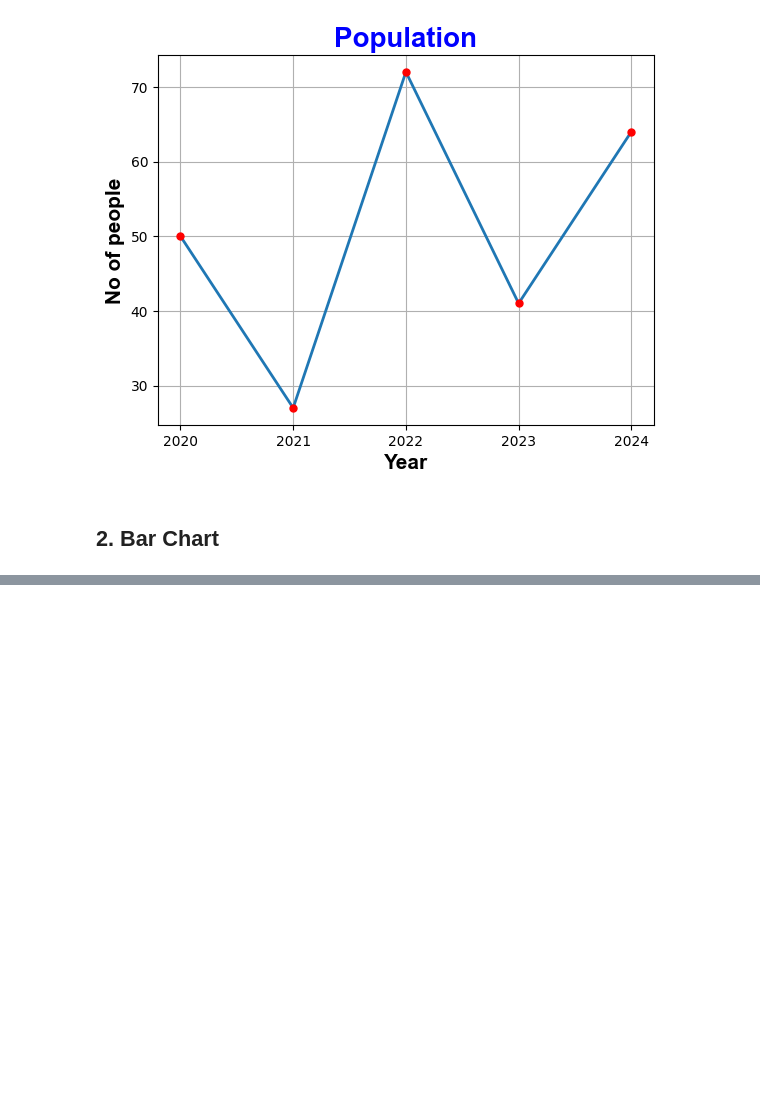
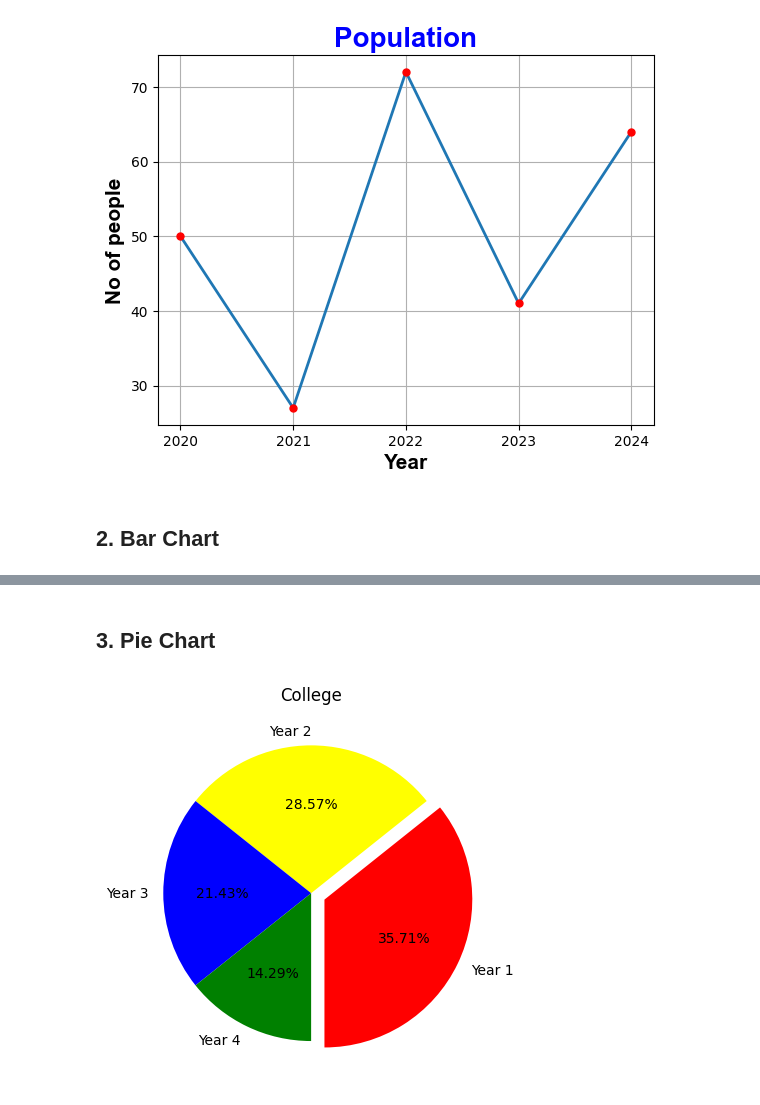
Before and after one commit to VRYeshwanth/AI-ML-Journey, a Jupyter notebook: Matplotlib Basics/basics.ipynb, the cells around one changed output, grey strips where cells are left out. Cells and saved outputs as stored; diff of their text form; code cells hidden in the pictures; blank space fills up the shorter version.

```diff
--- a/Matplotlib Basics/basics.ipynb
+++ b/Matplotlib Basics/basics.ipynb
@@ -72,0 +73,30 @@ plt.show()
+# %% [markdown]
+## 3. Pie Chart
+# %%
+categories = ["Year 1", "Year 2", "Year 3", "Year 4"]
+values = [250, 200, 150, 100]
+
+colors = ["red", "yellow", "blue", "green"]
+
+# Parameters
+# labels = Sets the labels for all the pies
+# autopct = Can be used to display the percentage of each pie. Uses % as a format specifier
+# colors = Sets specific colors for the pies
+# explode = Displaces specific pies outward depending on the value
+# startangle = Rotates the pie chart by a specific angle
+
+plt.pie(values,
+        labels=categories,
+        autopct="%1.2f%%",
+        colors=colors,
+        explode=[0.1,0,0,0],
+        startangle=270
+        )
+
+plt.title("College")
+
+plt.plot()
+
+plt.show()
+# %% [output]
+[figure, added]
```
Also changed, not shown: parts of 2 cells of this notebook.
